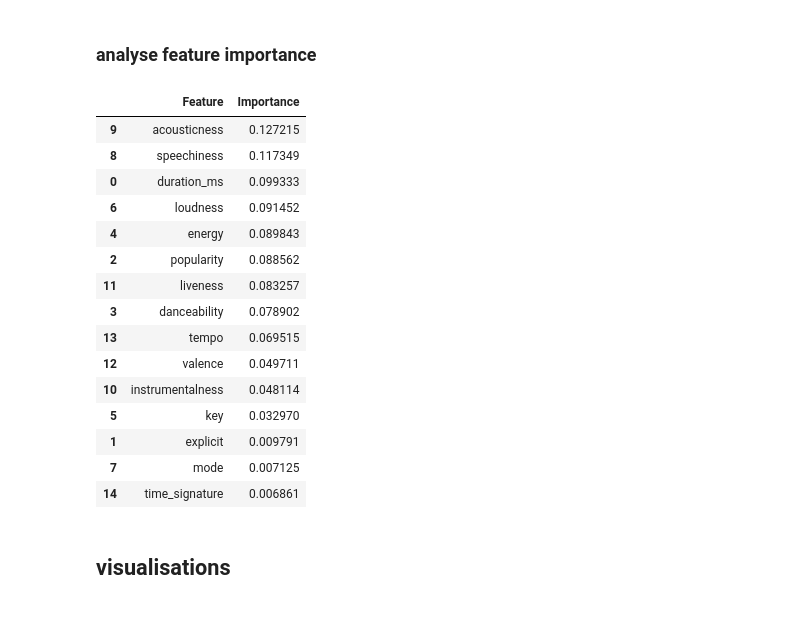
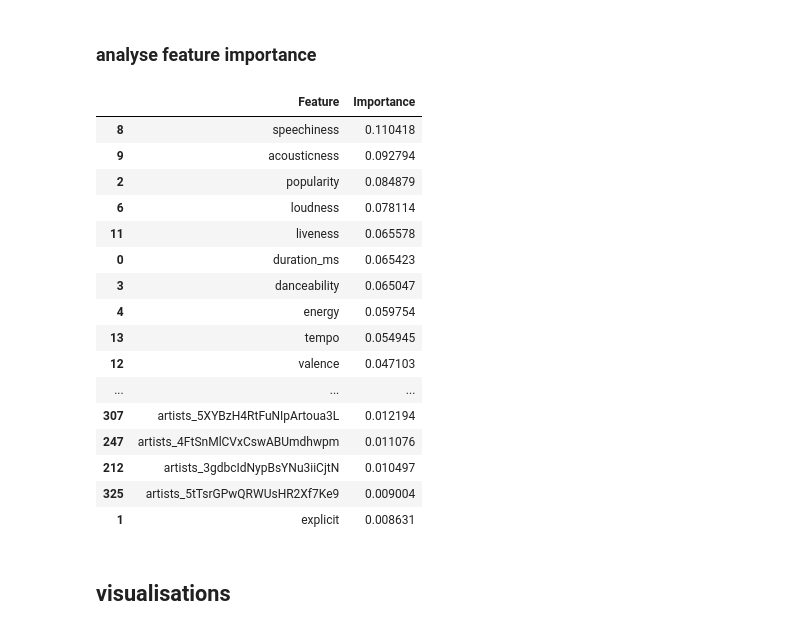
Before and after one commit to brimell/spicetify-star-ratings, a Jupyter notebook: ai/random_forest_analysis.ipynb, the cells around one changed output. Saved outputs shown, nothing was run; the diff lists cells and outputs as text; code cells hidden in the pictures.

```diff
--- a/ai/random_forest_analysis.ipynb
+++ b/ai/random_forest_analysis.ipynb
@@ -109,24 +125,24 @@ except FileNotFoundError:
     exit()
 
 # Preprocess data
-tracks_df.drop('Unnamed: 0', axis=1, inplace=True)  # Drop the first column (the index)
-tracks_df = tracks_df.sample(frac=1).reset_index(drop=True) # Shuffle the data
+tracks_df = tracks_df.sample(frac=1).reset_index(drop=True)  # Shuffle the data
 tracks_df.dropna(inplace=True)  # Drop rows with missing values
-tracks_df = pd.get_dummies(tracks_df)  # One-hot encode categorical data
 
+# Split the categorical data into separate rows
+genres_df = tracks_df['genres'].str.get_dummies(sep=', ')
+artists_df = tracks_df['artist_id'].str.get_dummies()
+
+# Drop the original 'genres' and 'artist_id' column and concatenate the one-hot encoded dataframe
+tracks_df = pd.concat([tracks_df.drop('genres', axis=1), genres_df], axis=1)
+tracks_df = pd.concat([tracks_df.drop('artist_id', axis=1), artists_df], axis=1)
 
 # Normalize numeric columns
-numeric_columns = ['duration_ms', 'popularity', 'danceability', 'energy', "loudness", "tempo", "time_signature", "key"]  # Specify your numeric columns
+numeric_columns = ['duration_ms', 'popularity', 'danceability', 'energy', 'loudness', 'tempo', 'time_signature', 'key']  # Specify your numeric columns
 tracks_df[numeric_columns] = (tracks_df[numeric_columns] - tracks_df[numeric_columns].min()) / (tracks_df[numeric_columns].max() - tracks_df[numeric_columns].min())
 
 # Convert boolean columns to int
-boolean_columns = []
-for column in tracks_df.columns:
-    if tracks_df[column].dtype == 'bool':
-        boolean_columns.append(column)
-
+boolean_columns = [column for column in tracks_df.columns if tracks_df[column].dtype == 'bool']
 tracks_df[boolean_columns] = tracks_df[boolean_columns].astype(int)
-
 
 # Define your target variable
 target_column = 'rating'  # Replace this with the column that represents the rating of a track
@@ -176,28 +219,29 @@ R-squared (R2 Score): 0.13414430917614806
 # %%
 feature_importances = rf.feature_importances_
 importance_df = pd.DataFrame({
     'Feature': X_train.columns,
     'Importance': feature_importances
 }).sort_values(by='Importance', ascending=False)
 
-importance_df
+importance_df[:20]
 # %% [output]
 |  | Feature | Importance |
-| 9 | acousticness | 0.127215 |
-| 8 | speechiness | 0.117349 |
-| 0 | duration_ms | 0.099333 |
-| 6 | loudness | 0.091452 |
-| 4 | energy | 0.089843 |
-| 2 | popularity | 0.088562 |
-| 11 | liveness | 0.083257 |
-| 3 | danceability | 0.078902 |
-| 13 | tempo | 0.069515 |
-| 12 | valence | 0.049711 |
-| 10 | instrumentalness | 0.048114 |
-| 5 | key | 0.032970 |
-| 1 | explicit | 0.009791 |
-| 7 | mode | 0.007125 |
-| 14 | time_signature | 0.006861 |
+| 8 | speechiness | 0.110418 |
+| 9 | acousticness | 0.092794 |
+| 2 | popularity | 0.084879 |
+| 6 | loudness | 0.078114 |
+| 11 | liveness | 0.065578 |
+| 0 | duration_ms | 0.065423 |
+| 3 | danceability | 0.065047 |
+| 4 | energy | 0.059754 |
+| 13 | tempo | 0.054945 |
+| 12 | valence | 0.047103 |
+| ... | ... | ... |
+| 307 | artists_5XYBzH4RtFuNIpArtoua3L | 0.012194 |
+| 247 | artists_4FtSnMlCVxCswABUmdhwpm | 0.011076 |
+| 212 | artists_3gdbcIdNypBsYNu3iiCjtN | 0.010497 |
+| 325 | artists_5tTsrGPwQRWUsHR2Xf7Ke9 | 0.009004 |
+| 1 | explicit | 0.008631 |
 # %% [markdown]
 ## visualisations
 # %%
```
Also changed, not shown: parts of 9 cells of this notebook, 2 other files.
